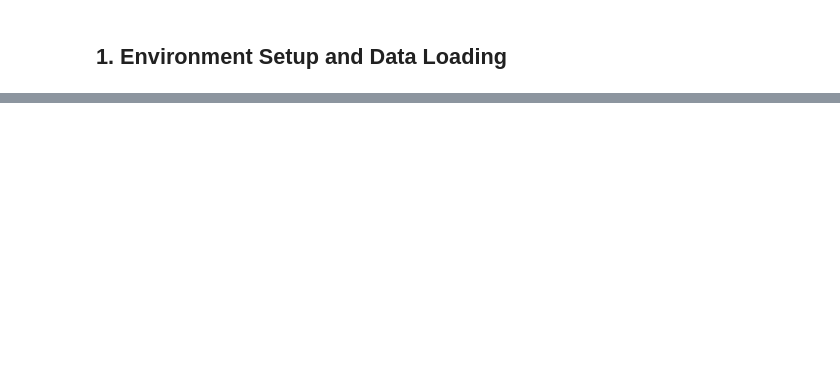
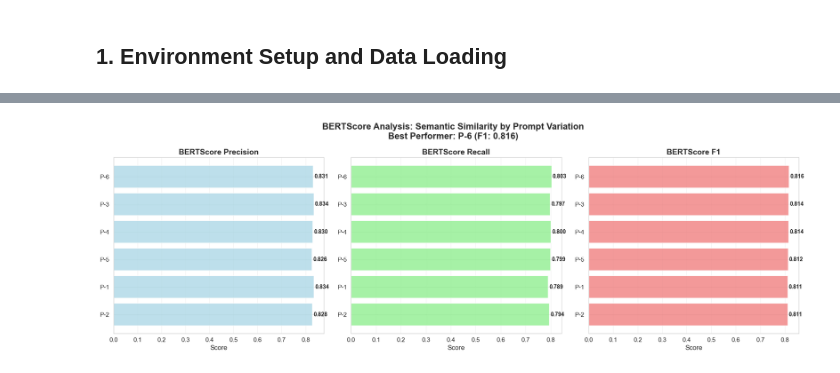
Before and after one commit to JosephAyo/llm-in-prs, a Jupyter notebook: analysis/textual-features-on-prompt-variations.ipynb, the cells around one changed output, grey strips where cells are left out. Cells and saved outputs as stored; diff of their text form; code cells hidden in the pictures; blank space fills up the shorter version.

```diff
--- a/analysis/textual-features-on-prompt-variations.ipynb
+++ b/analysis/textual-features-on-prompt-variations.ipynb
@@ -736,0 +1184,80 @@ This analysis fundamentally challenges the assumption that human-written technic
+# %%
+# BERTScore Analysis Visualization
+print("📊 Creating BERTScore Analysis Visualization...")
+
+if bert_summary is not None and len(bert_summary) > 0:
+    fig, axes = plt.subplots(1, 3, figsize=(18, 6))
+
+    # BERTScore metrics by variation
+    metrics = ['BERT_Precision', 'BERT_Recall', 'BERT_F1']
+    colors = ['lightblue', 'lightgreen', 'lightcoral']
+    titles = ['BERTScore Precision', 'BERTScore Recall', 'BERTScore F1']
+
+    for i, (metric, color, title) in enumerate(zip(metrics, colors, titles)):
+        # Sort by F1 score for consistent ordering
+        sorted_data = bert_summary.sort_values('BERT_F1', ascending=True)
+
+        bars = axes[i].barh(range(len(sorted_data)), sorted_data[metric],
+                           color=color, alpha=0.8)
+        axes[i].set_title(title, fontweight='bold', fontsize=14)
+        axes[i].set_xlabel('Score', fontsize=12)
+        axes[i].set_yticks(range(len(sorted_data)))
+        axes[i].set_yticklabels(sorted_data['Prompt_Variation'], fontsize=11)
+        axes[i].grid(axis='x', alpha=0.3)
+
+        # Add value labels
+        for j, bar in enumerate(bars):
+            width = bar.get_width()
+            axes[i].text(width + 0.005, bar.get_y() + bar.get_height()/2.,
+                        f'{width:.3f}', ha='left', va='center', fontweight='bold', fontsize=10)
+
+    # Highlight best performing variation
+    best_variation = bert_summary.loc[bert_summary['BERT_F1'].idxmax(), 'Prompt_Variation']
+    best_f1 = bert_summary['BERT_F1'].max()
+
+    plt.suptitle(f'BERTScore Analysis: Semantic Similarity by Prompt Variation\n'
+                 f'Best Performer: {best_variation} (F1: {best_f1:.3f})',
+                 fontsize=16, fontweight='bold', y=0.98)
+
+    plt.tight_layout()
+    plt.savefig(output_dir / 'bertscore_analysis.png', dpi=300, bbox_inches='tight')
+    plt.show()
+
+    print(f"📊 BERTScore visualization saved to {output_dir / 'bertscore_analysis.png'}")
+
+    # Print BERTScore ranking
+    print(f"\n🏆 BERTScore F1 Ranking:")
+    print("=" * 40)
+    ranked_bert = bert_summary.sort_values('BERT_F1', ascending=False)
+    for i, (_, row) in enumerate(ranked_bert.iterrows(), 1):
+        print(f"   {i}. {row['Prompt_Variation']:3s}: {row['BERT_F1']:.3f} F1")
+
+else:
+    print("⚠️  No BERTScore data available for visualization")
+
+print(f"\n📈 Final Output Directory Structure:")
+print("=" * 60)
+print(f"📁 {output_dir.absolute()}/")
+
+# List all files with their descriptions
+output_files = sorted(output_dir.glob("*"))
+file_descriptions = {
+    'bertscore_analysis.png': 'BERTScore semantic similarity visualization',
+    'bertscore_analysis_by_variation.csv': 'BERTScore metrics by prompt variation',
+    'comprehensive_findings_report.json': 'Machine-readable analysis results',
+    'comprehensive_findings_report.md': 'Human-readable findings summary',
+    'comprehensive_textual_features_analysis.png': 'Multi-panel textual features visualization',
+    'comprehensive_textual_features_results.csv': 'Complete dataset with all extracted features',
+    'context_effect_sizes.csv': 'Effect size analysis between prompt variations',
+    'prompt_variation_significance_tests.csv': 'Statistical significance test results'
+}
+
+for i, file_path in enumerate(output_files, 1):
+    file_name = file_path.name
+    description = file_descriptions.get(file_name, 'Analysis output file')
+    print(f"   {i:2d}. {file_name:45s} - {description}")
+
+print(f"\n🎯 Total analysis outputs: {len(output_files)} files")
+print(f"📍 Location: analysis/outputs/textual-features/")
+print(f"✅ All textual features analysis complete!")
+# %% [output]
@@ -736,0 +1265 @@ This analysis fundamentally challenges the assumption that human-written technic
+[figure, added]
```
Also changed, not shown: parts of 18 cells of this notebook, 4 other files.
